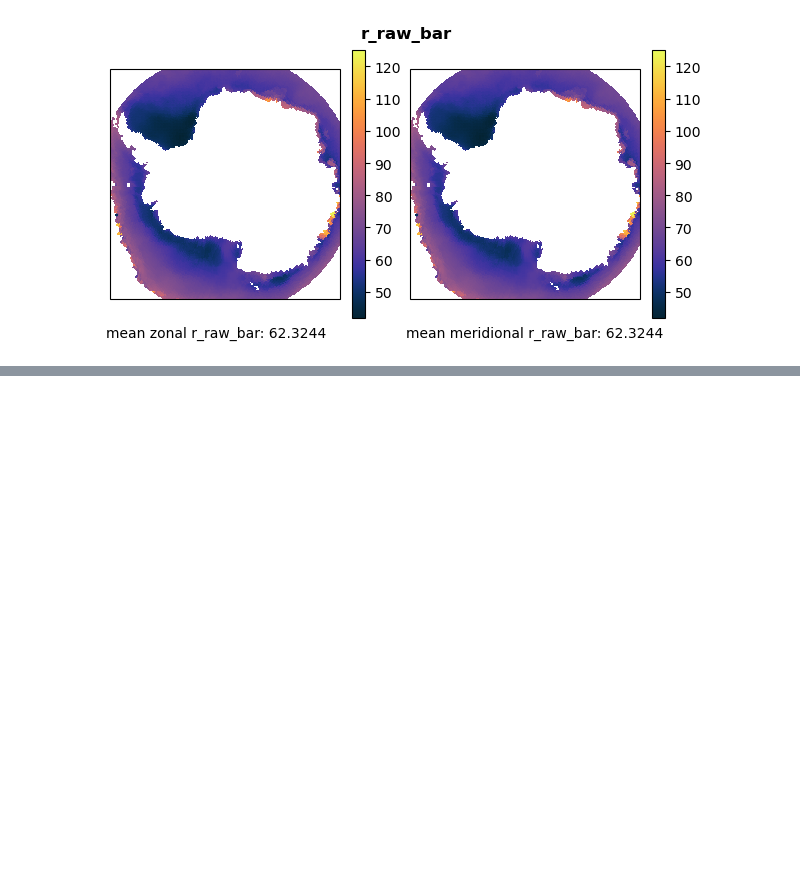
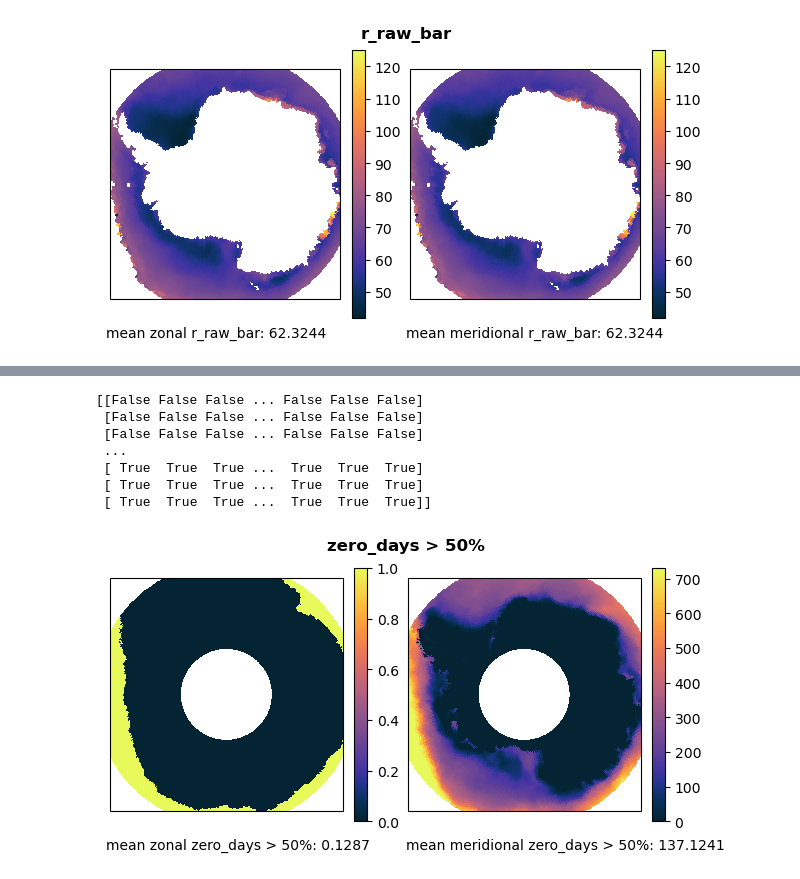
Before and after one commit to jackbassham/thesis-rough, a Jupyter notebook: notebooks/test_mask_bad_points.ipynb, the cells around one changed output, grey strips where cells are left out. Drawn from its saved outputs; the diff is of its cells as text; code cells hidden in the pictures; blank space fills up the shorter version.

```diff
--- a/notebooks/test_mask_bad_points.ipynb
+++ b/notebooks/test_mask_bad_points.ipynb
@@ -6,7 +6,7 @@ import numpy as np
 # %%
 HEM = 'sh'
 # %%
-fnam = '/home/jbassham/jack/thesis-rough/data/lr-input/sh/20260116_164705/test_sh19922020_20260116_164705.npz'
+fnam = '/home/jbassham/jack/thesis-rough/data/lr-input/sh/01162026_1647/test_sh19922020_01162026_1647.npz'
 
 data = np.load(fnam)
 y_test = data['y_test']
@@ -273,0 +278,13 @@ plot_metric2(zero_days, zero_days, lon, lat, 'zero_days')
+# %%
+# Zero days greater than 50 percent
+zero_days_gr50 = zero_days > nt*.5
+plot_metric2(zero_days_gr50, zero_days, lon, lat, 'zero_days > 50%')
+# %% [output]
+[[False False False ... False False False]
+ [False False False ... False False False]
+ [False False False ... False False False]
+ ...
+ [ True  True  True ...  True  True  True]
+ [ True  True  True ...  True  True  True]
+ [ True  True  True ...  True  True  True]]
+[figure, added]
```
Also changed, not shown: parts of 14 cells of this notebook.
